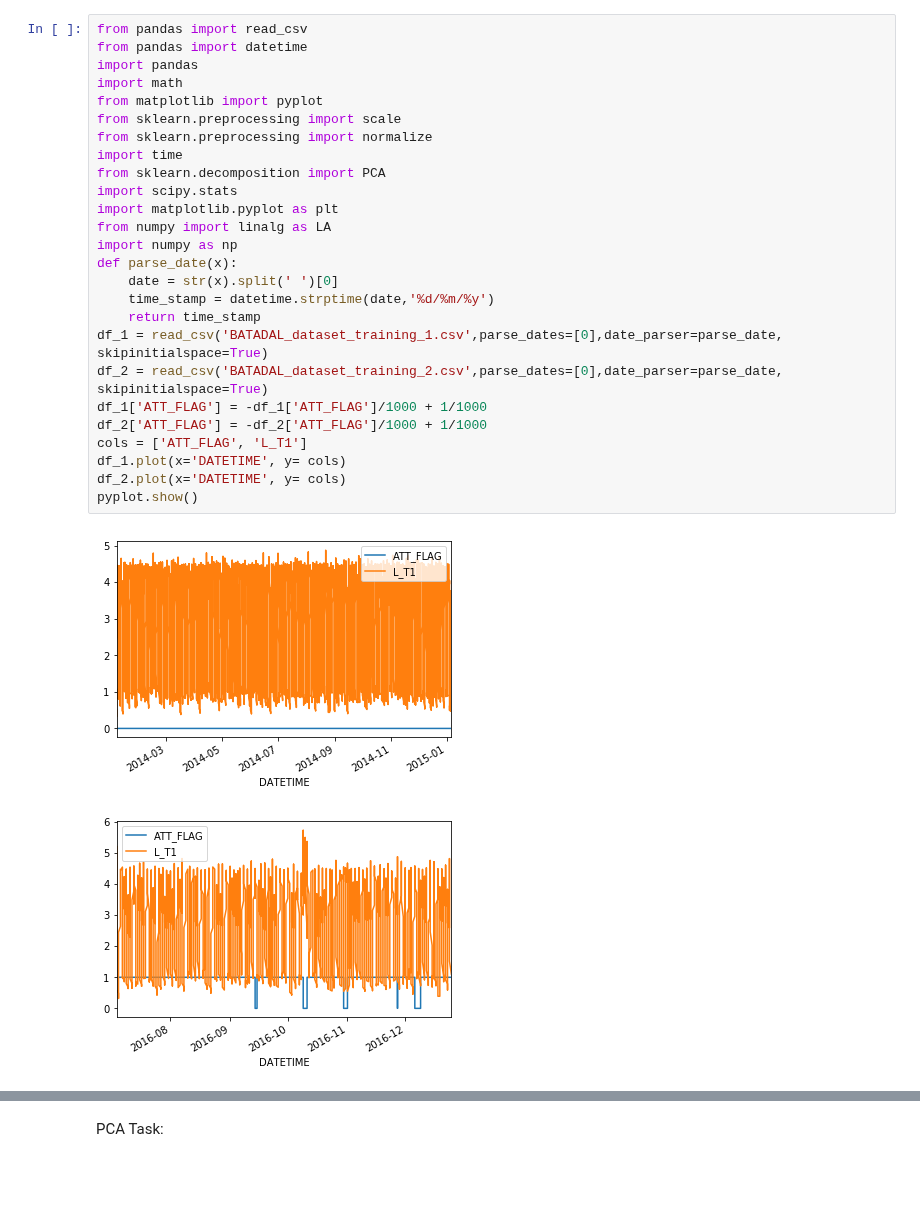
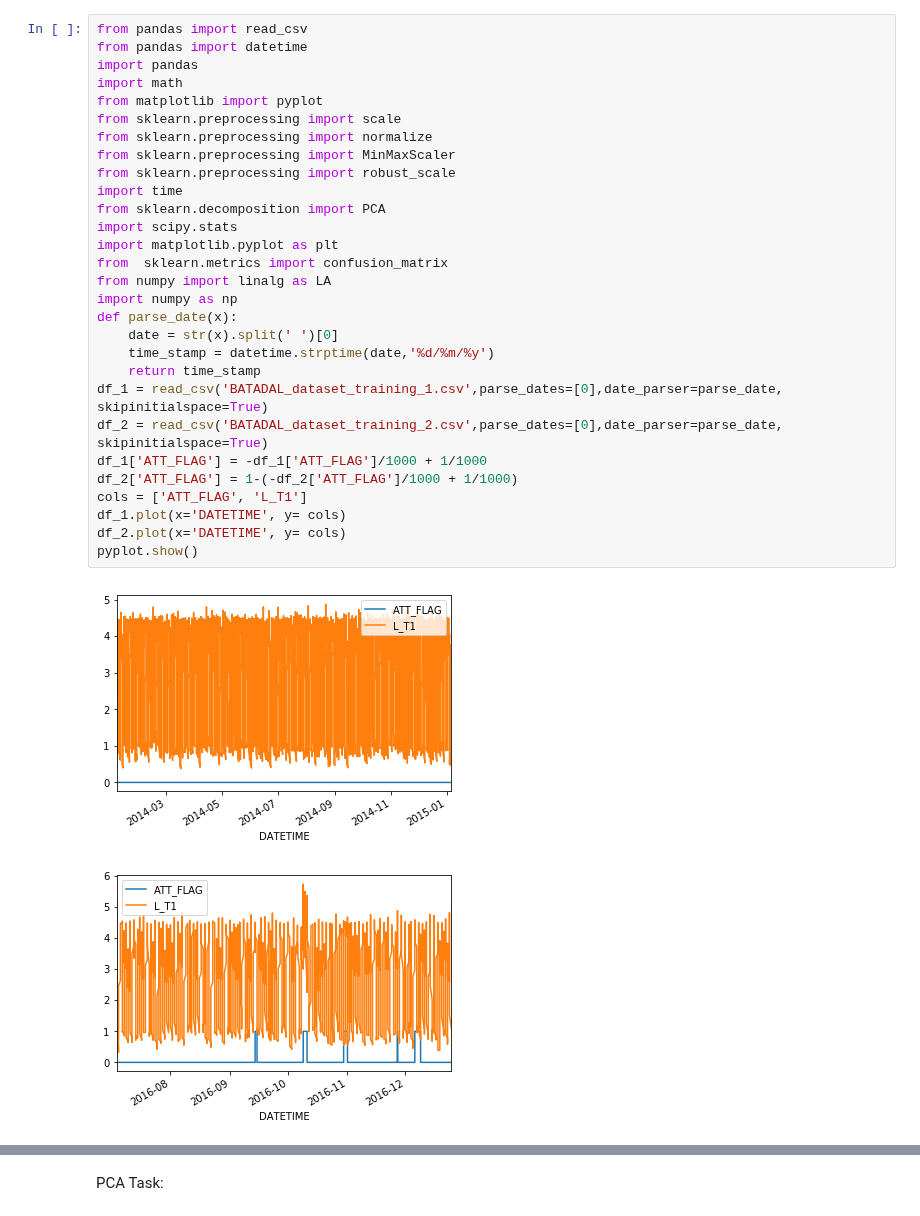
Before and after one commit to sirpandemona/CDA, a Jupyter notebook: Exercise 2/Exploration.ipynb, the cells around one changed output, grey strips where cells are left out. Cells and saved outputs as stored; diff of their text form; blank space fills up the shorter version.

```diff
--- a/Exercise 2/Exploration.ipynb
+++ b/Exercise 2/Exploration.ipynb
@@ -1,32 +1,35 @@
 # %%
 from pandas import read_csv
 from pandas import datetime
 import pandas
 import math
 from matplotlib import pyplot
 from sklearn.preprocessing import scale
 from sklearn.preprocessing import normalize
+from sklearn.preprocessing import MinMaxScaler
+from sklearn.preprocessing import robust_scale
 import time
 from sklearn.decomposition import PCA
 import scipy.stats
 import matplotlib.pyplot as plt
+from  sklearn.metrics import confusion_matrix
 from numpy import linalg as LA
 import numpy as np
 def parse_date(x):
     date = str(x).split(' ')[0]
     time_stamp = datetime.strptime(date,'%d/%m/%y')
     return time_stamp
 df_1 = read_csv('BATADAL_dataset_training_1.csv',parse_dates=[0],date_parser=parse_date, skipinitialspace=True)
 df_2 = read_csv('BATADAL_dataset_training_2.csv',parse_dates=[0],date_parser=parse_date, skipinitialspace=True)
 df_1['ATT_FLAG'] = -df_1['ATT_FLAG']/1000 + 1/1000
-df_2['ATT_FLAG'] = -df_2['ATT_FLAG']/1000 + 1/1000
+df_2['ATT_FLAG'] = 1-(-df_2['ATT_FLAG']/1000 + 1/1000)
 cols = ['ATT_FLAG', 'L_T1']
 df_1.plot(x='DATETIME', y= cols)
 df_2.plot(x='DATETIME', y= cols)
 pyplot.show()
 # %% [output]
 [figure]
-[figure, old version]
+[figure, new version]
 # %%
 def convert_df(df) :
     labels = df['ATT_FLAG'].values
```
Also changed, not shown: parts of 7 cells of this notebook.
